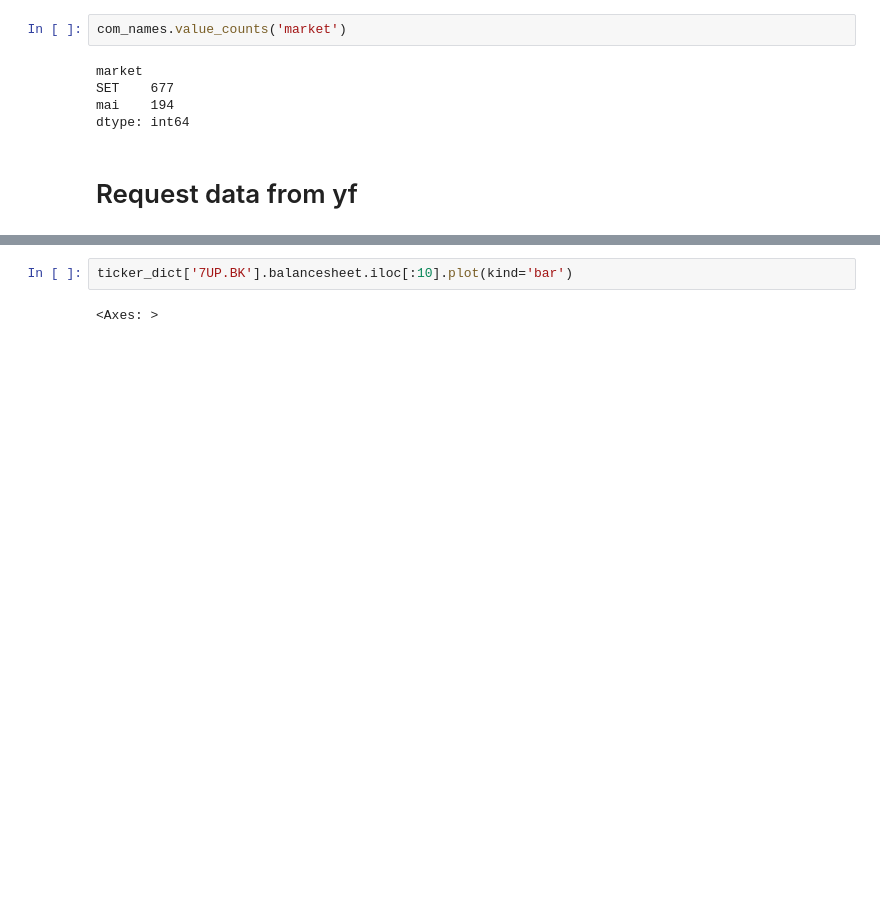
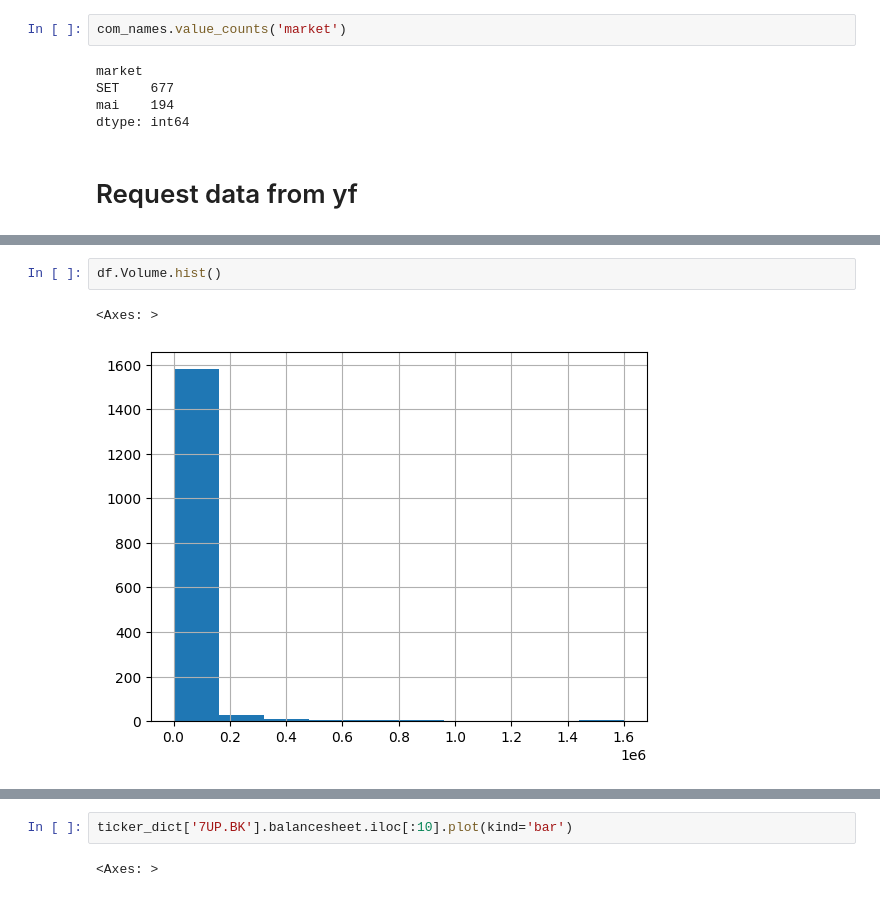
Before and after one commit to NatapolLim/Stock-Analytics, a Jupyter notebook: experiment_notebooks/0-ingest_data.ipynb, the cells around one changed output, grey strips where cells are left out. Cells and saved outputs as stored; diff of their text form; blank space fills up the shorter version.

```diff
--- a/experiment_notebooks/0-ingest_data.ipynb
+++ b/experiment_notebooks/0-ingest_data.ipynb
@@ -93,0 +99,5 @@ df
+# %%
+df.Volume.hist()
+# %% [output]
+<Axes: >
+[figure, added]
```
Also changed, not shown: parts of 17 cells of this notebook, 12 other files.
